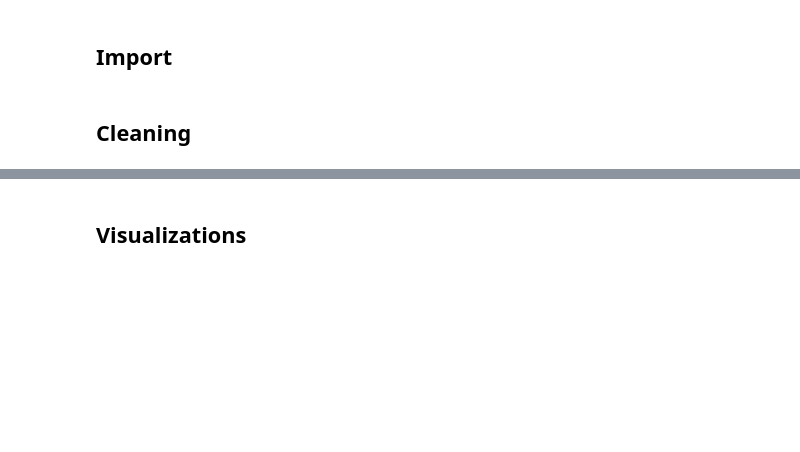
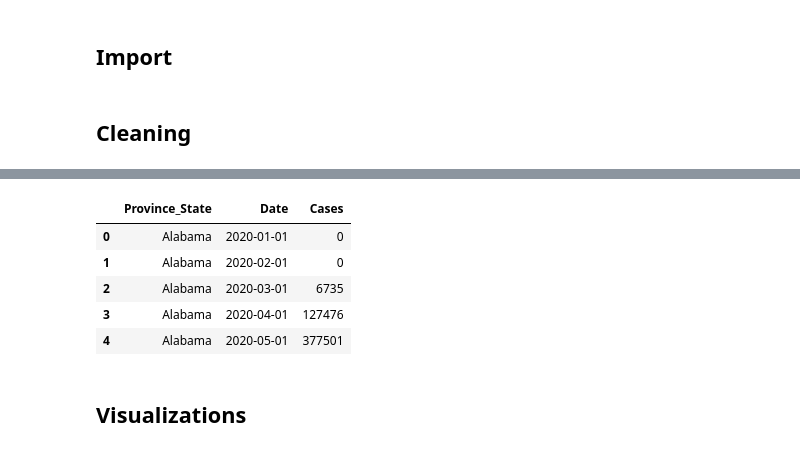
Before and after one commit to talus-analytics-bus/covid-amp-analysis, a Jupyter notebook: visualizations.ipynb, the cells around one changed output, grey strips where cells are left out. Drawn from its saved outputs; the diff is of its cells as text; code cells hidden in the pictures; blank space fills up the shorter version.

```diff
--- a/visualizations.ipynb
+++ b/visualizations.ipynb
@@ -75,3 +142,21 @@ full.to_csv('processed/airtable_cleaned_033123.csv')
+# %%
+us_cases = pd.read_csv('cases/time_series_covid19_confirmed_US.csv')
+us_cases = us_cases.drop(columns=['UID','iso2','iso3','code3','FIPS','Admin2','Country_Region','Lat','Long_','Combined_Key'])
+us_cases.set_index('Province_State', inplace=True)
+us_cases = us_cases.reset_index().melt(id_vars='Province_State', var_name='Date', value_name='Cases')
+# %%
+us_cases['Date'] = pd.to_datetime(us_cases['Date'])
+us_cases = us_cases.groupby(['Province_State', pd.Grouper(key='Date', freq='M')]).sum().reset_index()
+us_cases['Date']= us_cases['Date']- pd.offsets.MonthBegin(1)
+# %%
+us_cases.head()
+# %% [output]
+|  | Province_State | Date | Cases |
+| 0 | Alabama | 2020-01-01 | 0 |
+| 1 | Alabama | 2020-02-01 | 0 |
+| 2 | Alabama | 2020-03-01 | 6735 |
+| 3 | Alabama | 2020-04-01 | 127476 |
+| 4 | Alabama | 2020-05-01 | 377501 |
 # %% [markdown]
 ## Visualizations
 # %% [markdown]
```
Also changed, not shown: parts of 17 cells of this notebook, 1 other file.
